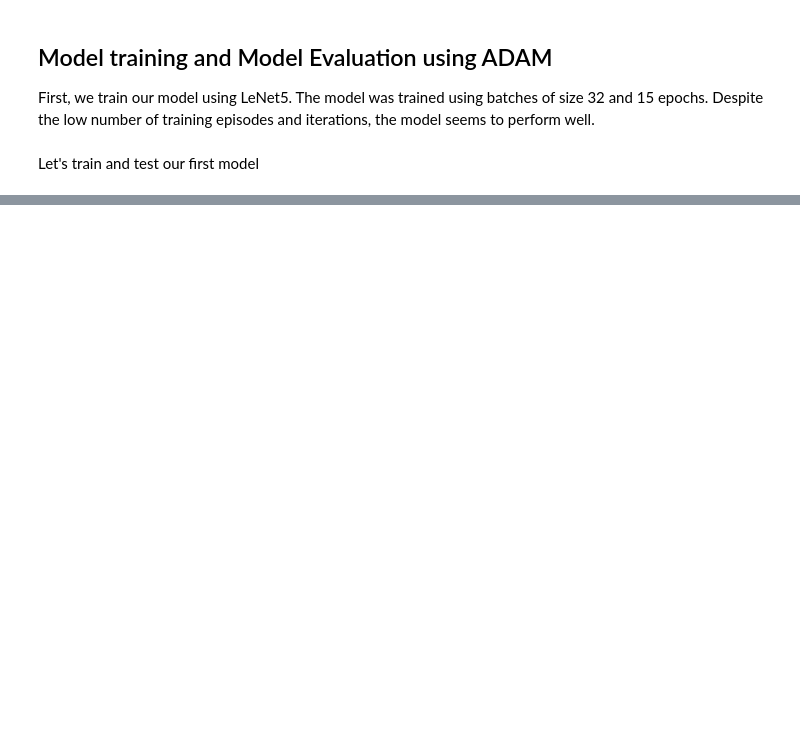
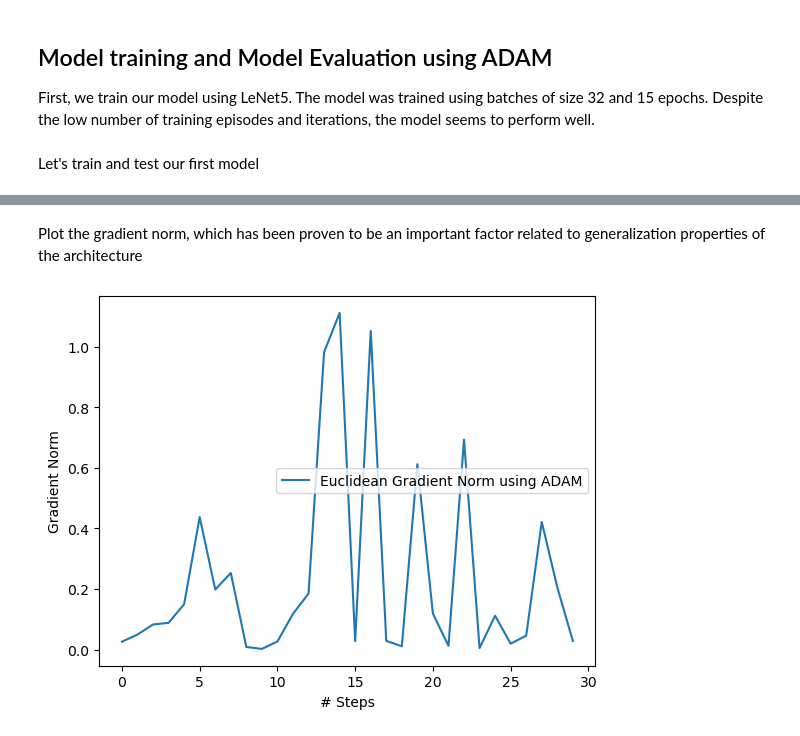
Before and after one commit to albias1996/OptML_project, a Jupyter notebook: main_adam_MNIST.ipynb, the cells around one changed output, grey strips where cells are left out. Drawn from its saved outputs; the diff is of its cells as text; code cells hidden in the pictures; blank space fills up the shorter version.

```diff
--- a/main_adam_MNIST.ipynb
+++ b/main_adam_MNIST.ipynb
@@ -122,6 +124,6 @@ optimizer = torch.optim.Adam(model.parameters(), lr=params.ADAM_LEARNING_RATE)
 # %% [markdown]
 Let's train and test our first model
 # %%
-model, optimizer, _ = training_loop(model, criterion, optimizer, train_loader, test_loader, params.ADAM_N_EPOCHS,
+model, optimizer, losses, grad_norms = training_loop(model, criterion, optimizer, train_loader, test_loader, params.ADAM_N_EPOCHS,
                                     DEVICE)
 # %% [output]
@@ -142,0 +145,6 @@ model, optimizer, _ = training_loop(model, criterion, optimizer, train_loader, t
+# %% [markdown]
+Plot the gradient norm, which has been proven to be an important factor related to generalization properties of the architecture
+# %%
+plot_gradient_norm(grad_norms[-30:], method = 'ADAM')
+# %% [output]
+[figure, added]
```
Also changed, not shown: parts of 7 cells of this notebook.
